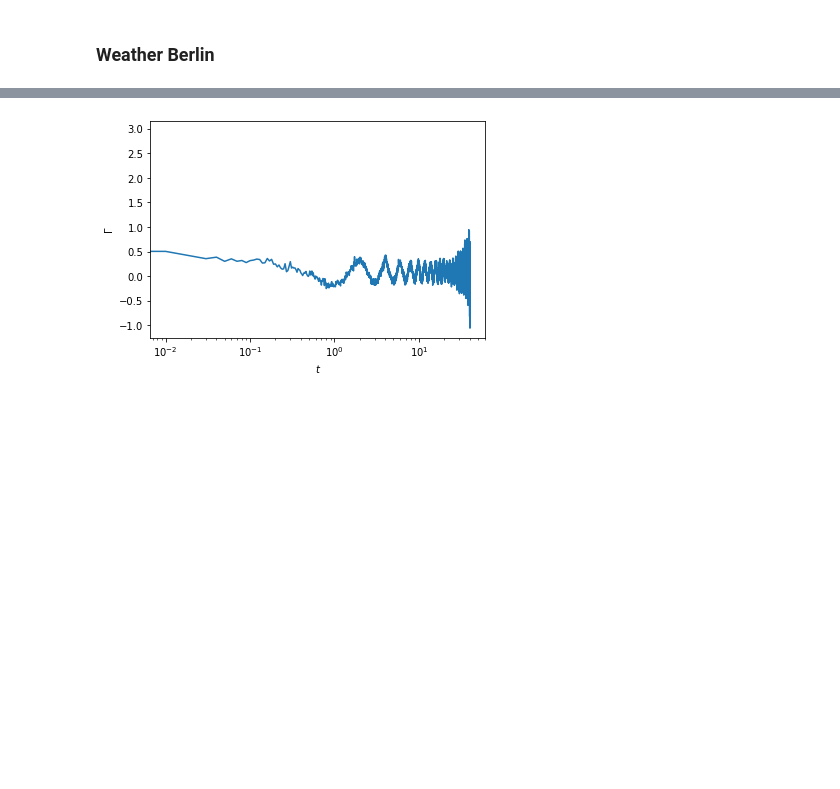
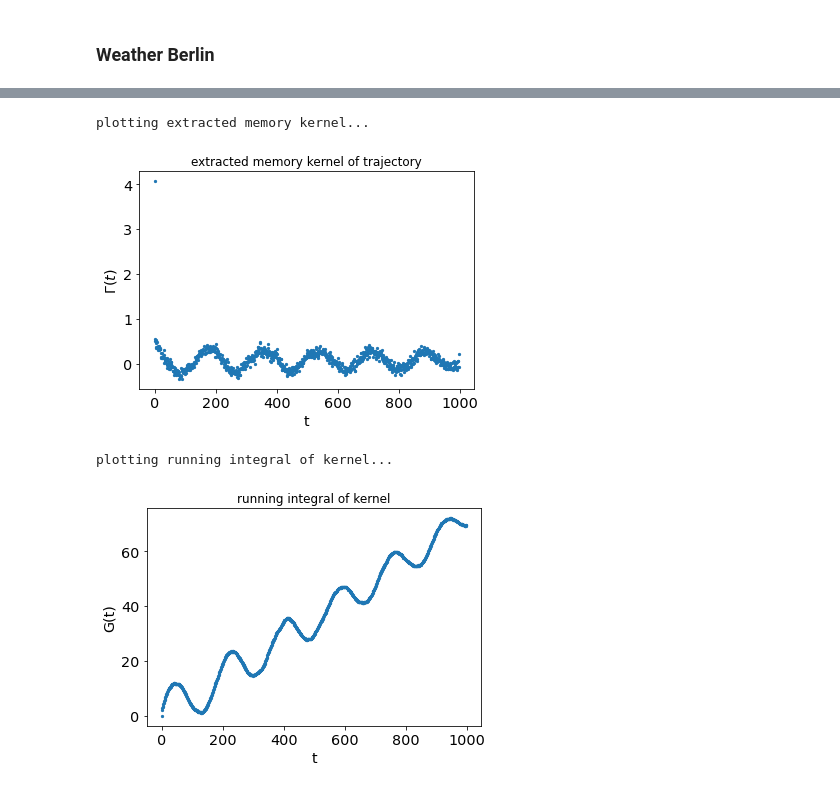
Before and after one commit to hkiefer/mempred, a Jupyter notebook: example/Memory_Extraction.ipynb, the cells around one changed output, grey strips where cells are left out. Saved outputs shown, nothing was run; the diff lists cells and outputs as text; code cells hidden in the pictures; blank space fills up the shorter version.

Commit message:
updated code, integrated Mitterwallner method

```diff
--- a/example/Memory_Extraction.ipynb
+++ b/example/Memory_Extraction.ipynb
@@ -65,12 +62,8 @@ data['DewPointC'].plot()
 # %%
-predict=GLEPrediction(bins=100,  cut = len(trj) ,trunc=1000, dt = 0.01,physical=True, no_fe=False, plot_pred = True,kde_mode=True)
-kernel = predict.extractKernel([data['DewPointC'].values],fit_kernel = False,kT=2.494,G_method=False)
-
-plt.plot(kernel[1],kernel[2])
-plt.xscale('log')
-plt.xscale("log")
-plt.xlabel("$t$ ")
-plt.ylabel("$\\Gamma$")
-plt.show()
+predict=GLEPrediction(bins=100,  cut = len(data) ,trunc=1000, dt = 1,physical=True, no_fe=False, plot_pred = True,kde_mode=True)
+kernel = predict.extractKernel([data['mintempC'].values],fit_kernel = False,kT=2.494,G_method=False,plot_kernel=True)
 # %% [output]
+plotting extracted memory kernel...
-[figure, old version]
+[figure, new version]
+plotting running integral of kernel...
+[figure, added]
```
Also changed, not shown: parts of 11 cells of this notebook, 44 other files.
